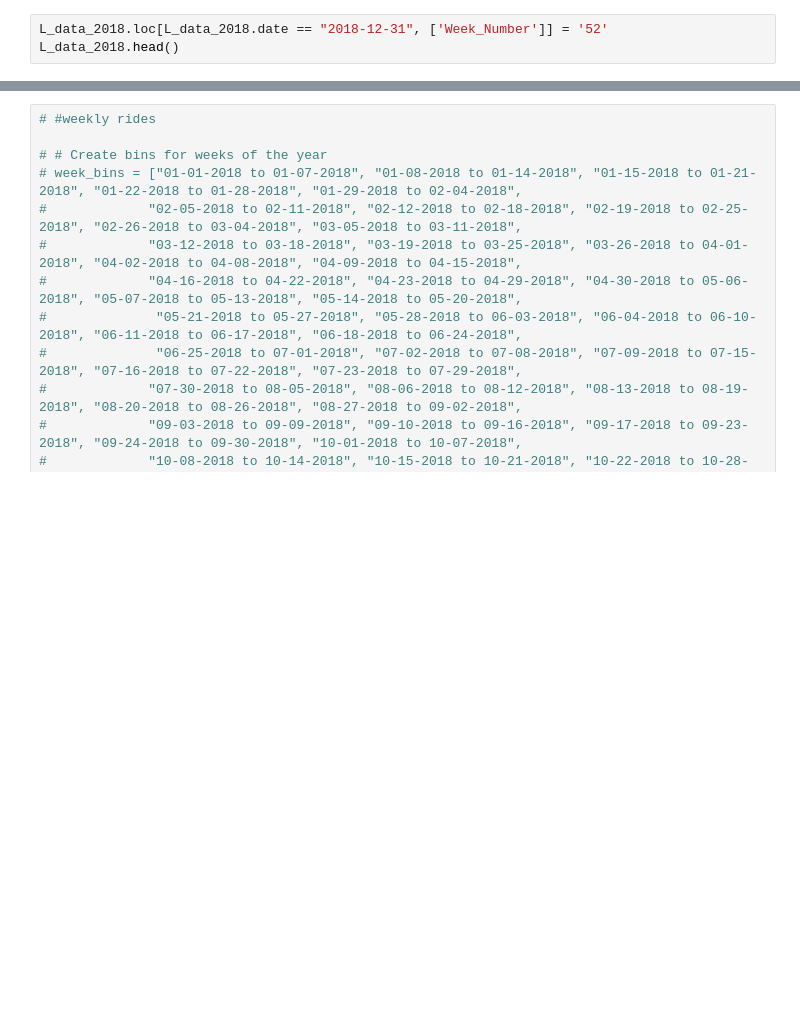
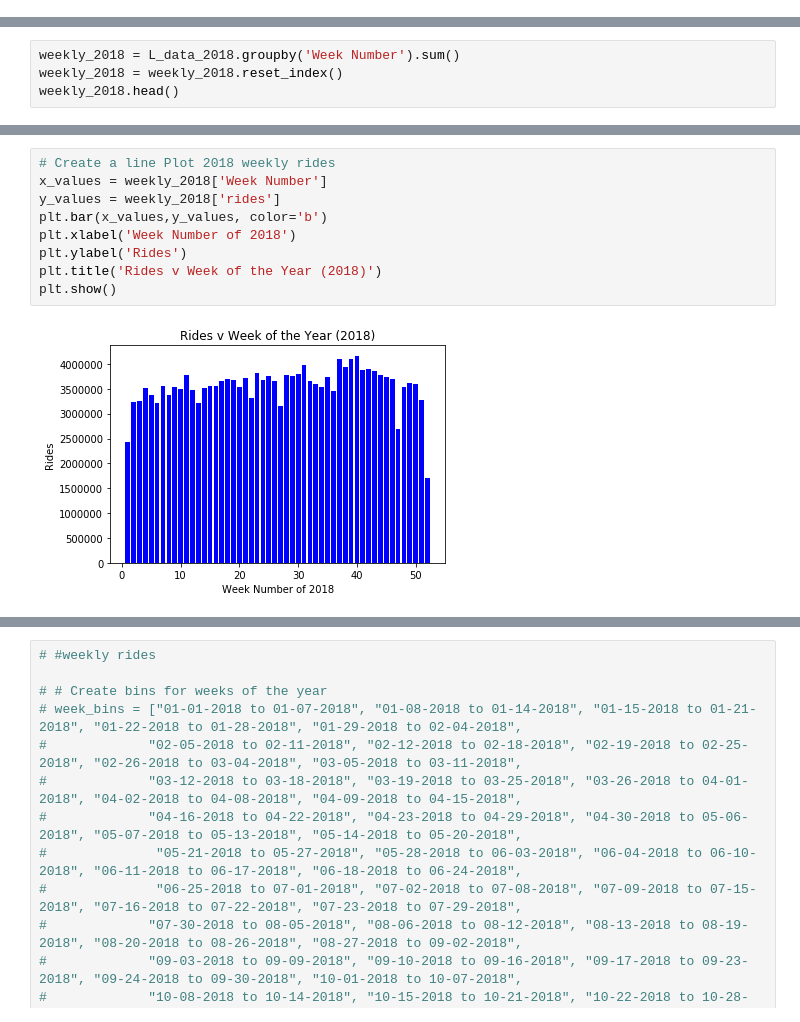
Before and after one commit to cdfencing/Project-I, a Jupyter notebook: Seasonal_ridership.ipynb, the cells around one changed output, grey strips where cells are left out. Drawn from its saved outputs; the diff is of its cells as text; blank space fills up the shorter version.

```diff
--- a/Seasonal_ridership.ipynb
+++ b/Seasonal_ridership.ipynb
@@ -47,3 +43,0 @@ L_data_2018.head()
-# %%
-L_data_2018.loc[L_data_2018.date == "2018-12-31", ['Week_Number']] = '52'
-L_data_2018.head()
@@ -56,0 +44,4 @@ L_data_2018.head()
+# %%
+weekly_2018 = L_data_2018.groupby('Week Number').sum()
+weekly_2018 = weekly_2018.reset_index()
+weekly_2018.head()
@@ -56,0 +55,11 @@ L_data_2018.head()
+# %%
+# Create a line Plot 2018 weekly rides
+x_values = weekly_2018['Week Number']
+y_values = weekly_2018['rides']
+plt.bar(x_values,y_values, color='b')
+plt.xlabel('Week Number of 2018')
+plt.ylabel('Rides')
+plt.title('Rides v Week of the Year (2018)')
+plt.show()
+# %% [output]
+[figure, added]
```
Also changed, not shown: parts of 16 cells of this notebook.
